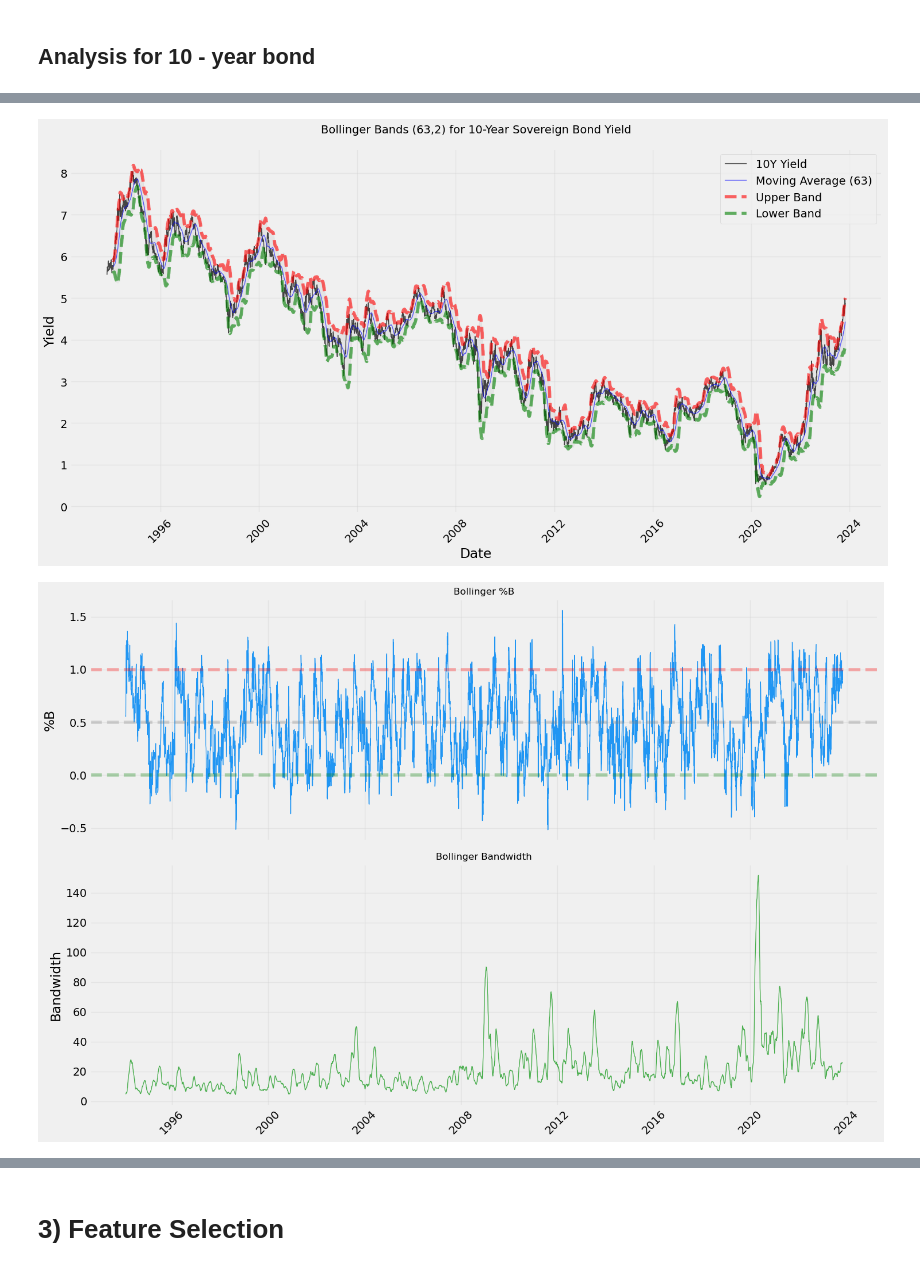
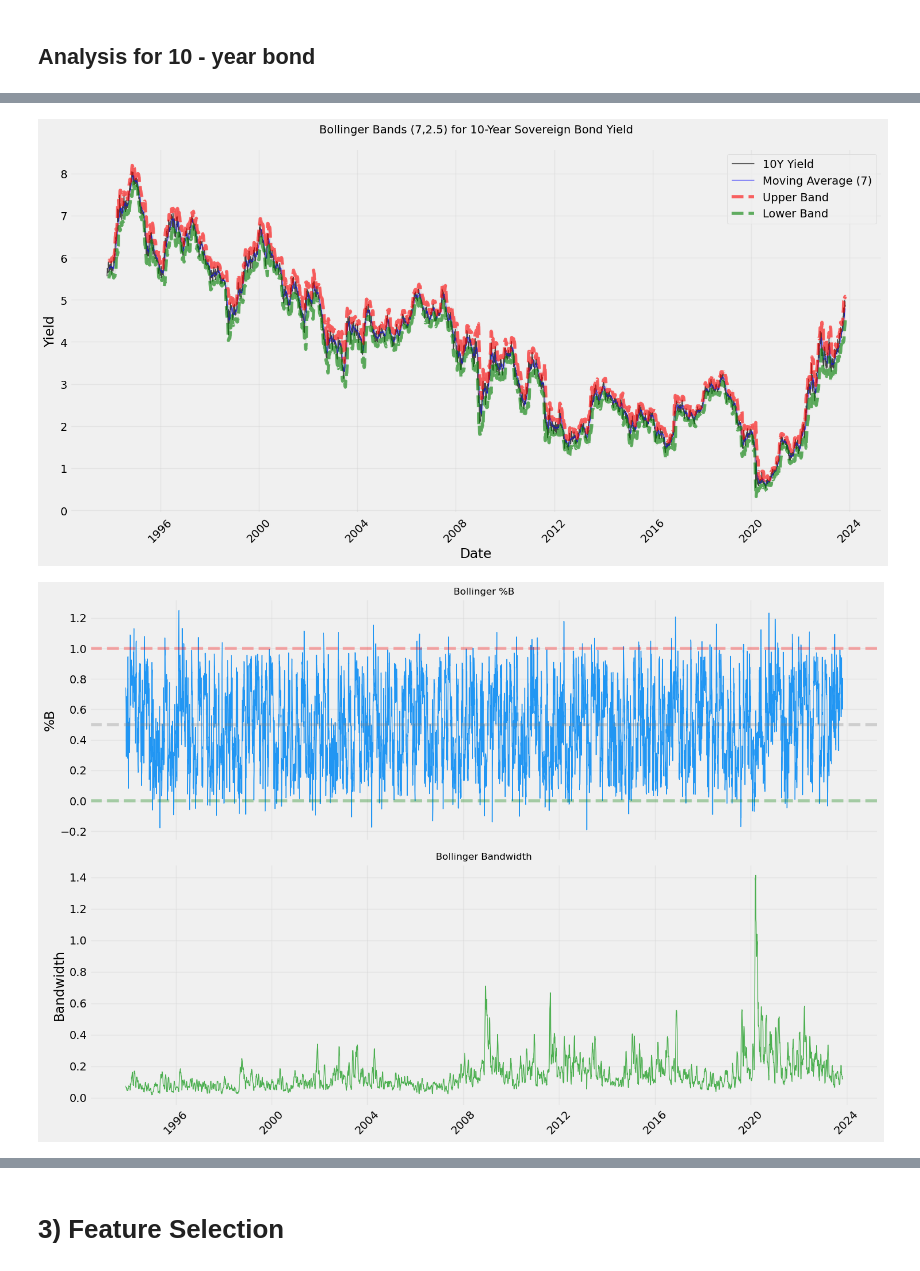
Before and after one commit to yadvesh28/Algo_Trading_Fixed_Income_Strategy_Project, a Jupyter notebook: Sovereign_Bonds_Strategy.ipynb, the cells around one changed output, grey strips where cells are left out. Drawn from its saved outputs; the diff is of its cells as text; code cells hidden in the pictures.

```diff
--- a/Sovereign_Bonds_Strategy.ipynb
+++ b/Sovereign_Bonds_Strategy.ipynb
@@ -979,0 +1128,10 @@ df.head()
+# %%
+# Initialize optimizer
+optimizer = ParameterOptimizer(parameter_space, n_designs=50)
+
+# Run optimization
+best_params, best_metrics, design_metrics = optimizer.optimize(df)
+
+print("Best Parameters:", best_params)
+print("\nBest Performance Metrics:", best_metrics)
+print("\nDesign Optimality Metrics:", design_metrics)
@@ -1138,18 +1395,19 @@ plt.figure(figsize=(15, 8))
 plt.style.use('fivethirtyeight')
 
 # Plot yield
-plt.plot(df.index, df['yield_10y'], label='10Y Yield', color='black', alpha=0.7, linewidth=1)
+plt.plot(df_indicators.index, df_indicators['yield_10y'], label='10Y Yield', color='black', alpha=0.7, linewidth=1)
 
 # Plot Bollinger Bands
-plt.plot(df.index, df['bb_mavg'], label='Moving Average (63)', color='blue', alpha=0.6, linewidth=1)
-plt.plot(df.index, df['bb_hband'], label='Upper Band', color='red', linestyle='--', alpha=0.6)
-plt.plot(df.index, df['bb_lband'], label='Lower Band', color='green', linestyle='--', alpha=0.6)
+plt.plot(df_indicators.index, bb_middle, label=f'Moving Average ({best_params["SMA_short"]})', color='blue', alpha=0.6, linewidth=1)
+plt.plot(df_indicators.index, df_indicators['BB_upper'], label='Upper Band', color='red', linestyle='--', alpha=0.6)
+plt.plot(df_indicators.index, df_indicators['BB_lower'], label='Lower Band', color='green', linestyle='--', alpha=0.6)
 
 # Fill between bands
-plt.fill_between(df.index, df['bb_hband'], df['bb_lband'], alpha=0.1, color='gray')
+plt.fill_between(df_indicators.index, df_indicators['BB_upper'], df_indicators['BB_lower'], alpha=0.1, color='gray')
 
 # Add title and labels
-plt.title('Bollinger Bands (63,2) for 10-Year Sovereign Bond Yield', fontsize=14, pad=20)
+plt.title(f'Bollinger Bands ({best_params["SMA_short"]},{best_params["BB_std_dev"]}) for 10-Year Sovereign Bond Yield',
+          fontsize=14, pad=20)
 plt.xlabel('Date')
 plt.ylabel('Yield')
 
@@ -1166,37 +1424,43 @@ plt.legend()
 plt.tight_layout()
 
 # Show plot
 plt.show()
 
 # Create a second figure for %B and Bandwidth
 fig, (ax1, ax2) = plt.subplots(2, 1, figsize=(15, 10), sharex=True)
 
+# Calculate %B
+pband = (df_indicators['yield_10y'] - df_indicators['BB_lower']) / (df_indicators['BB_upper'] - df_indicators['BB_lower'])
+
+# Calculate Bandwidth
+wband = (df_indicators['BB_upper'] - df_indicators['BB_lower']) / bb_middle
+
 # Plot %B (Bollinger Percent)
-ax1.plot(df.index, df['bb_pband'], color='#2196F3', linewidth=1)
+ax1.plot(df_indicators.index, pband, color='#2196F3', linewidth=1)
 ax1.axhline(y=1, color='red', linestyle='--', alpha=0.3)
 ax1.axhline(y=0, color='green', linestyle='--', alpha=0.3)
 ax1.axhline(y=0.5, color='gray', linestyle='--', alpha=0.3)
 ax1.set_title('Bollinger %B', fontsize=12)
 ax1.grid(True, alpha=0.3)
 ax1.set_ylabel('%B')
 
 # Plot Bandwidth
-ax2.plot(df.index, df['bb_wband'], color='#4CAF50', linewidth=1)
+ax2.plot(df_indicators.index, wband, color='#4CAF50', linewidth=1)
 ax2.set_title('Bollinger Bandwidth', fontsize=12)
 ax2.grid(True, alpha=0.3)
 ax2.set_ylabel('Bandwidth')
 
 # Rotate x-axis labels
 plt.xticks(rotation=45)
 
 # Adjust layout
 plt.tight_layout()
 
 # Show plot
 plt.show()
 # %% [output]
-[figure, old version]
+[figure, new version]
-[figure, old version]
+[figure, new version]
 # %%
 # ichimoku kinko hyo
 tenkan_window = 21
```
Also changed, not shown: parts of 38 cells of this notebook.
